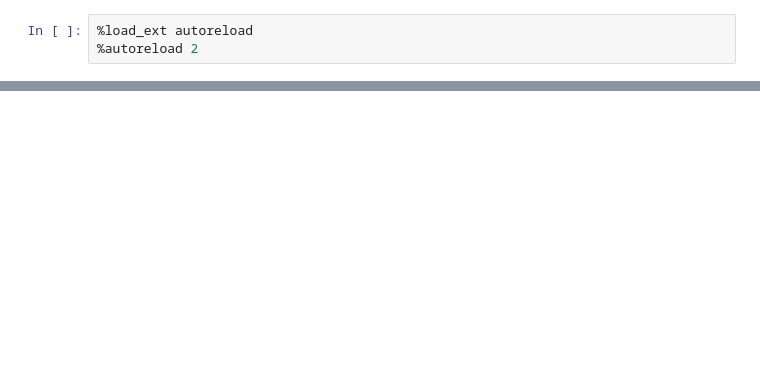
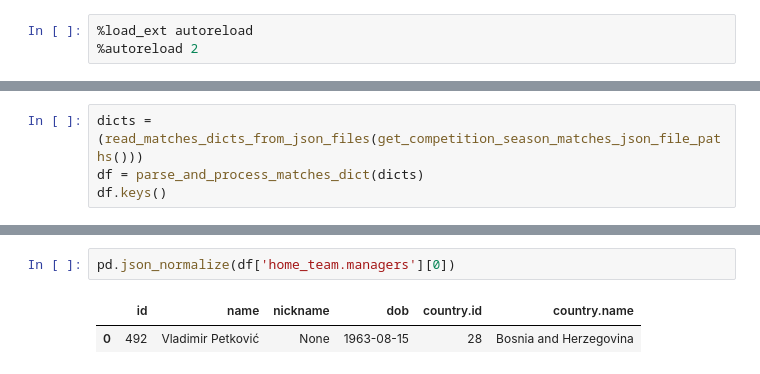
Before and after one commit to AndrewBasem1/MongoDB-to-GCP-MySQL-ETL-portfolio-project, a Jupyter notebook: code/testing.ipynb, the cells around one changed output, grey strips where cells are left out. Drawn from its saved outputs; the diff is of its cells as text; blank space fills up the shorter version.

```diff
--- a/code/testing.ipynb
+++ b/code/testing.ipynb
@@ -9,0 +72,4 @@ from json_data_parser_funcs import parse_and_process_competitions_dict
+# %%
+dicts = (read_matches_dicts_from_json_files(get_competition_season_matches_json_file_paths()))
+df = parse_and_process_matches_dict(dicts)
+df.keys()
@@ -34,0 +163,5 @@ df_seasons
+# %%
+pd.json_normalize(df['home_team.managers'][0])
+# %% [output]
+|  | id | name | nickname | dob | country.id | country.name |
+| 0 | 492 | Vladimir Petković | None | 1963-08-15 | 28 | Bosnia and Herzegovina |
```
Also changed, not shown: parts of 11 cells of this notebook.
